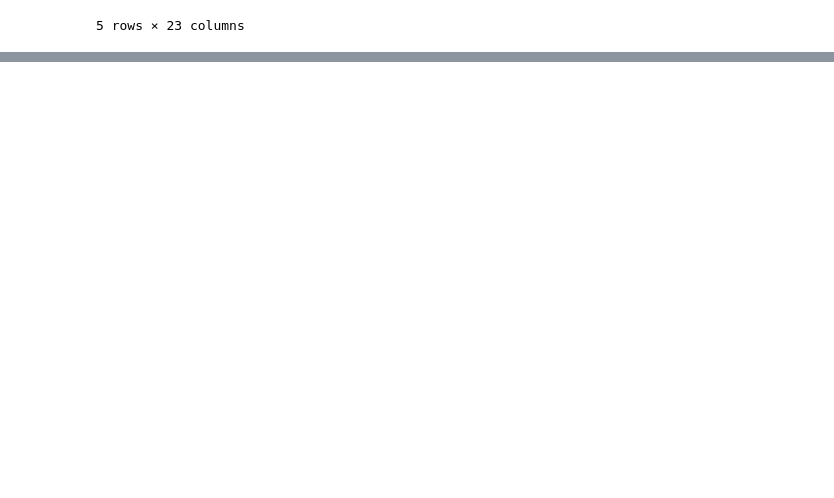
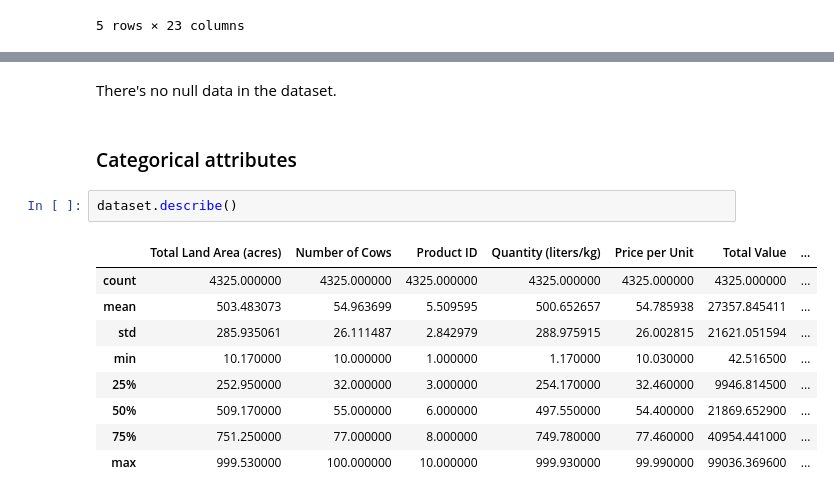
Before and after one commit to Jangsoodlor/da-project, a Jupyter notebook: ipynb.ipynb, the cells around one changed output, grey strips where cells are left out. Drawn from its saved outputs; the diff is of its cells as text; blank space fills up the shorter version.

```diff
--- a/ipynb.ipynb
+++ b/ipynb.ipynb
@@ -25,0 +51,16 @@ dataset.head()
+# %% [markdown]
+There's no null data in the dataset.
+# %% [markdown]
+### Categorical attributes
+# %%
+dataset.describe()
+# %% [output]
+|  | Total Land Area (acres) | Number of Cows | Product ID | Quantity (liters/kg) | Price per Unit | Total Value | ... |
+| count | 4325.000000 | 4325.000000 | 4325.000000 | 4325.000000 | 4325.000000 | 4325.000000 | ... |
+| mean | 503.483073 | 54.963699 | 5.509595 | 500.652657 | 54.785938 | 27357.845411 | ... |
+| std | 285.935061 | 26.111487 | 2.842979 | 288.975915 | 26.002815 | 21621.051594 | ... |
+| min | 10.170000 | 10.000000 | 1.000000 | 1.170000 | 10.030000 | 42.516500 | ... |
+| 25% | 252.950000 | 32.000000 | 3.000000 | 254.170000 | 32.460000 | 9946.814500 | ... |
+| 50% | 509.170000 | 55.000000 | 6.000000 | 497.550000 | 54.400000 | 21869.652900 | ... |
+| 75% | 751.250000 | 77.000000 | 8.000000 | 749.780000 | 77.460000 | 40954.441000 | ... |
+| max | 999.530000 | 100.000000 | 10.000000 | 999.930000 | 99.990000 | 99036.369600 | ... |
```
Also changed, not shown: parts of 19 cells of this notebook, 1 other file.
